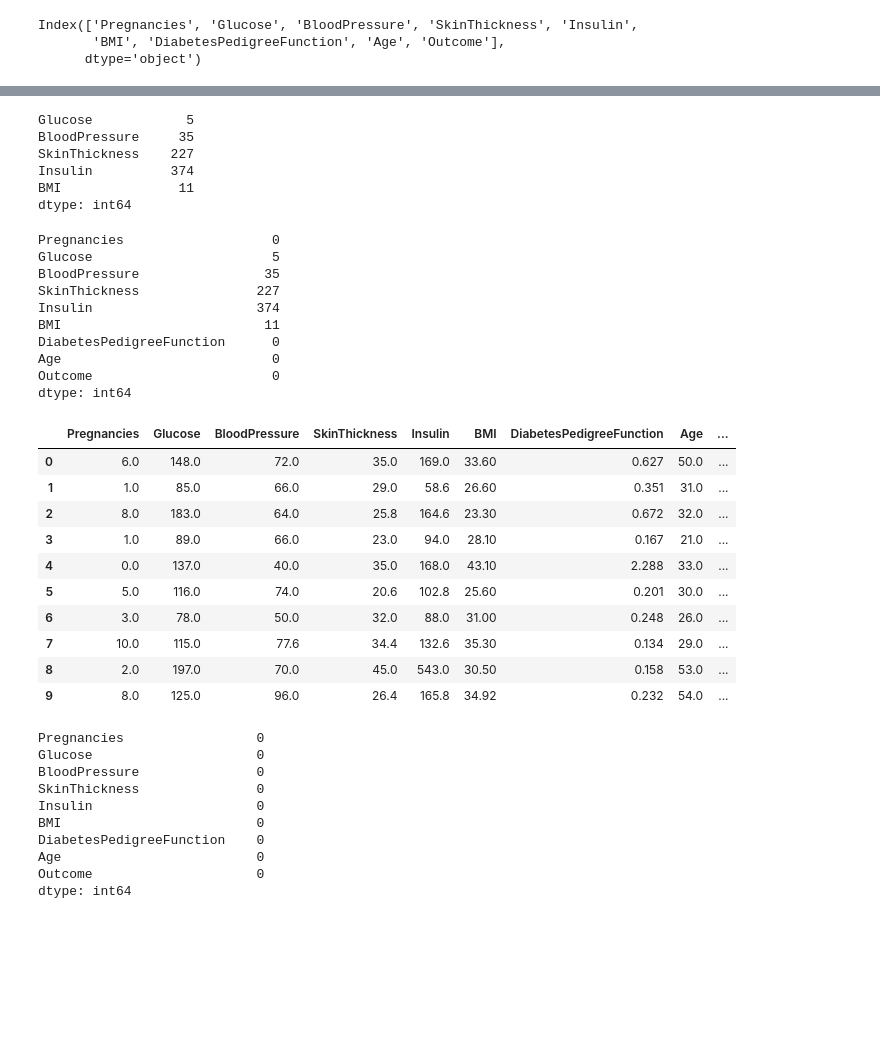
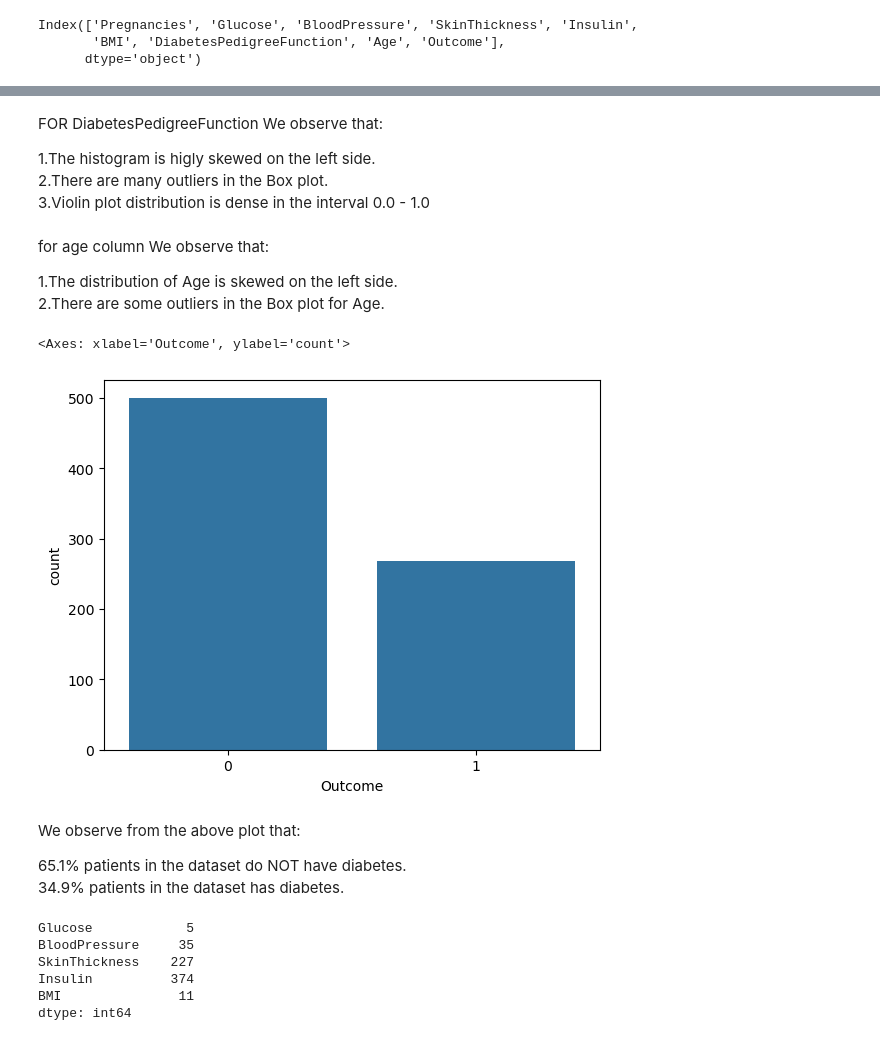
Before and after one commit to Zakirza/Diabetes-Prediction, a Jupyter notebook: EDA.ipynb, the cells around one changed output, grey strips where cells are left out. Cells and saved outputs as stored; diff of their text form; code cells hidden in the pictures; blank space fills up the shorter version.

```diff
--- a/EDA.ipynb
+++ b/EDA.ipynb
@@ -143,3 +115,25 @@ Index(['Pregnancies', 'Glucose', 'BloodPressure', 'SkinThickness', 'Insulin',
+# %% [markdown]
+FOR DiabetesPedigreeFunction
+We observe that:
+
+1.The histogram is higly skewed on the left side.<br>
+2.There are many outliers in the Box plot.<br>
+3.Violin plot distribution is dense in the interval 0.0 - 1.0
+# %% [markdown]
+for age column We  observe that:
+
+1.The distribution of Age is skewed on the left side.<br>
+2.There are some outliers in the Box plot for Age.
+# %%
+sns.countplot(data,x=data['Outcome'])
+# %% [output]
+<Axes: xlabel='Outcome', ylabel='count'>
+[figure, added]
+# %% [markdown]
+We observe from the above plot that:
+
+65.1% patients in the dataset do NOT have diabetes.<br>
+34.9% patients in the dataset has diabetes.
 # %%
 null_col=['Glucose', 'BloodPressure', 'SkinThickness', 'Insulin','BMI']
 # %%
@@ -155,48 +149,8 @@ dtype: int64
 import numpy as np
 
 data[null_col]=data[null_col].replace(0,np.nan)
-# %%
-data.isnull().sum()
-# %% [output]
-Pregnancies                   0
-Glucose                       5
-BloodPressure                35
-SkinThickness               227
-Insulin                     374
-BMI                          11
-DiabetesPedigreeFunction      0
-Age                           0
-Outcome                       0
-dtype: int64
 # %%
 from sklearn.impute import KNNImputer
 
 imputer = KNNImputer(n_neighbors=5)
 data_imputed = pd.DataFrame(imputer.fit_transform(data), columns=data.columns)
-# %%
-data_imputed.head(10)
-# %% [output]
-|  | Pregnancies | Glucose | BloodPressure | SkinThickness | Insulin | BMI | DiabetesPedigreeFunction | Age | ... |
-| 0 | 6.0 | 148.0 | 72.0 | 35.0 | 169.0 | 33.60 | 0.627 | 50.0 | ... |
-| 1 | 1.0 | 85.0 | 66.0 | 29.0 | 58.6 | 26.60 | 0.351 | 31.0 | ... |
-| 2 | 8.0 | 183.0 | 64.0 | 25.8 | 164.6 | 23.30 | 0.672 | 32.0 | ... |
-| 3 | 1.0 | 89.0 | 66.0 | 23.0 | 94.0 | 28.10 | 0.167 | 21.0 | ... |
-| 4 | 0.0 | 137.0 | 40.0 | 35.0 | 168.0 | 43.10 | 2.288 | 33.0 | ... |
-| 5 | 5.0 | 116.0 | 74.0 | 20.6 | 102.8 | 25.60 | 0.201 | 30.0 | ... |
-| 6 | 3.0 | 78.0 | 50.0 | 32.0 | 88.0 | 31.00 | 0.248 | 26.0 | ... |
-| 7 | 10.0 | 115.0 | 77.6 | 34.4 | 132.6 | 35.30 | 0.134 | 29.0 | ... |
-| 8 | 2.0 | 197.0 | 70.0 | 45.0 | 543.0 | 30.50 | 0.158 | 53.0 | ... |
-| 9 | 8.0 | 125.0 | 96.0 | 26.4 | 165.8 | 34.92 | 0.232 | 54.0 | ... |
-# %%
-data_imputed.isnull().sum()
-# %% [output]
-Pregnancies                 0
-Glucose                     0
-BloodPressure               0
-SkinThickness               0
-Insulin                     0
-BMI                         0
-DiabetesPedigreeFunction    0
-Age                         0
-Outcome                     0
-dtype: int64
```
Also changed, not shown: parts of 32 cells of this notebook, 43 other files.
